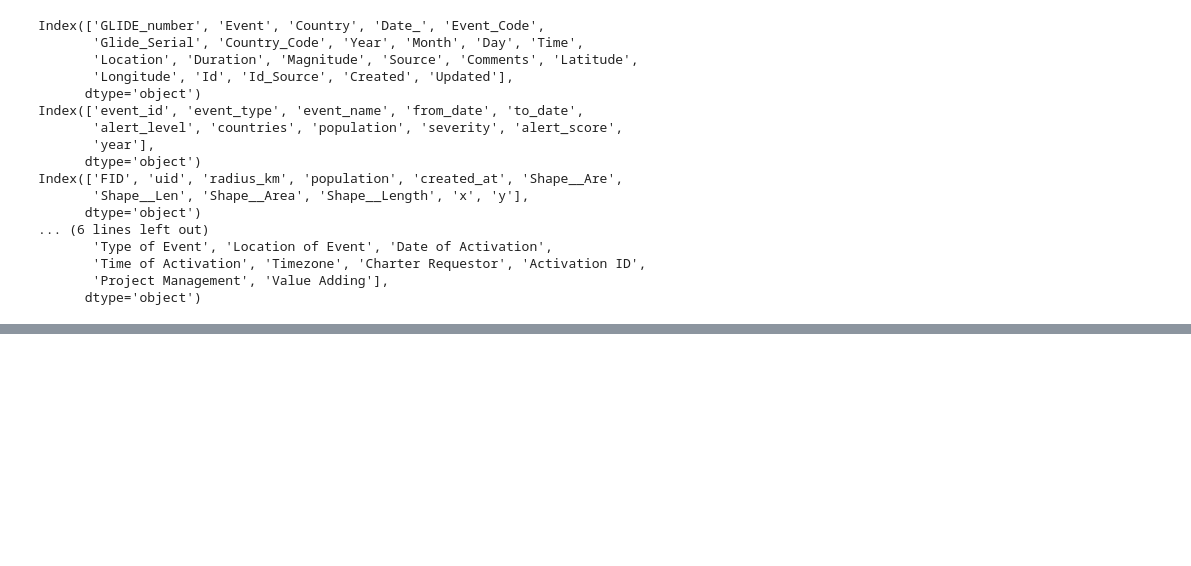
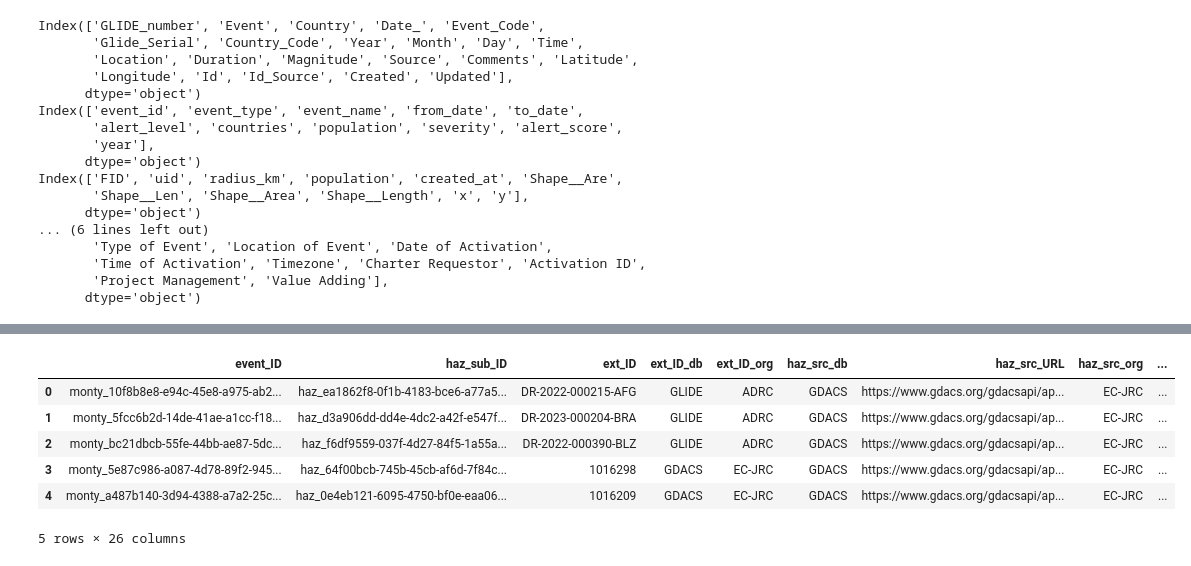
Before and after one commit to mapaction/disaster-impact, a Jupyter notebook: src/data_inspector.ipynb, the cells around one changed output, grey strips where cells are left out. Drawn from its saved outputs; the diff is of its cells as text; code cells hidden in the pictures; blank space fills up the shorter version.

```diff
--- a/src/data_inspector.ipynb
+++ b/src/data_inspector.ipynb
@@ -107,0 +184,2 @@ ModuleNotFoundError: No module named 'src'
+# %%
+df_monty = pd.read_csv('/home/evangelos/src/disaster-impact/data/monty/hazard_Data_cleaned.csv')
@@ -107,0 +197,10 @@ ModuleNotFoundError: No module named 'src'
+# %%
+df_monty.head()
+# %% [output]
+|  | event_ID | haz_sub_ID | ext_ID | ext_ID_db | ext_ID_org | haz_src_db | haz_src_URL | haz_src_org | ... |
+| 0 | monty_10f8b8e8-e94c-45e8-a975-ab2... | haz_ea1862f8-0f1b-4183-bce6-a77a5... | DR-2022-000215-AFG | GLIDE | ADRC | GDACS | https://www.gdacs.org/gdacsapi/ap... | EC-JRC | ... |
+| 1 | monty_5fcc6b2d-14de-41ae-a1cc-f18... | haz_d3a906dd-dd4e-4dc2-a42f-e547f... | DR-2023-000204-BRA | GLIDE | ADRC | GDACS | https://www.gdacs.org/gdacsapi/ap... | EC-JRC | ... |
+| 2 | monty_bc21dbcb-55fe-44bb-ae87-5dc... | haz_f6df9559-037f-4d27-84f5-1a55a... | DR-2022-000390-BLZ | GLIDE | ADRC | GDACS | https://www.gdacs.org/gdacsapi/ap... | EC-JRC | ... |
+| 3 | monty_5e87c986-a087-4d78-89f2-945... | haz_64f00bcb-745b-45cb-af6d-7f84c... | 1016298 | GDACS | EC-JRC | GDACS | https://www.gdacs.org/gdacsapi/ap... | EC-JRC | ... |
+| 4 | monty_a487b140-3d94-4388-a7a2-25c... | haz_0e4eb121-6095-4750-bf0e-eaa06... | 1016209 | GDACS | EC-JRC | GDACS | https://www.gdacs.org/gdacsapi/ap... | EC-JRC | ... |
+5 rows × 26 columns
```
Also changed, not shown: parts of 12 cells of this notebook.
